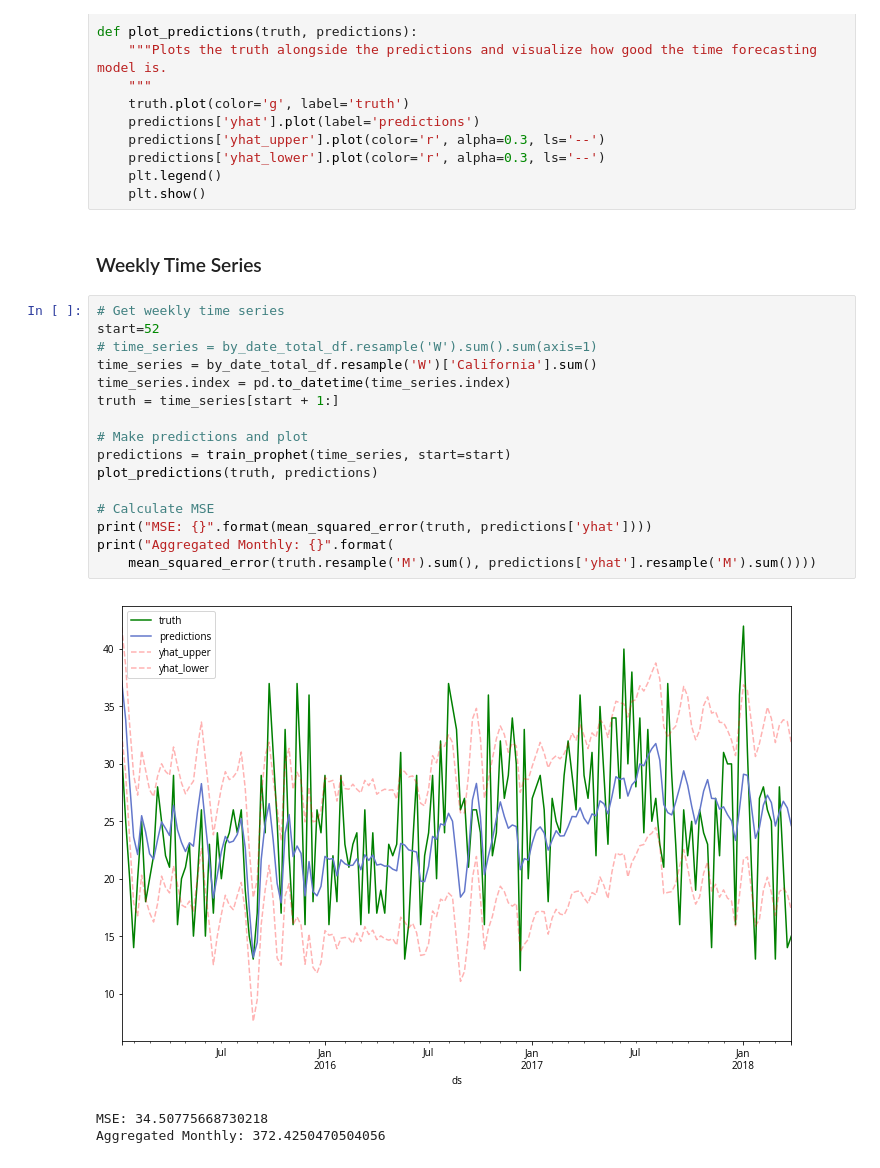
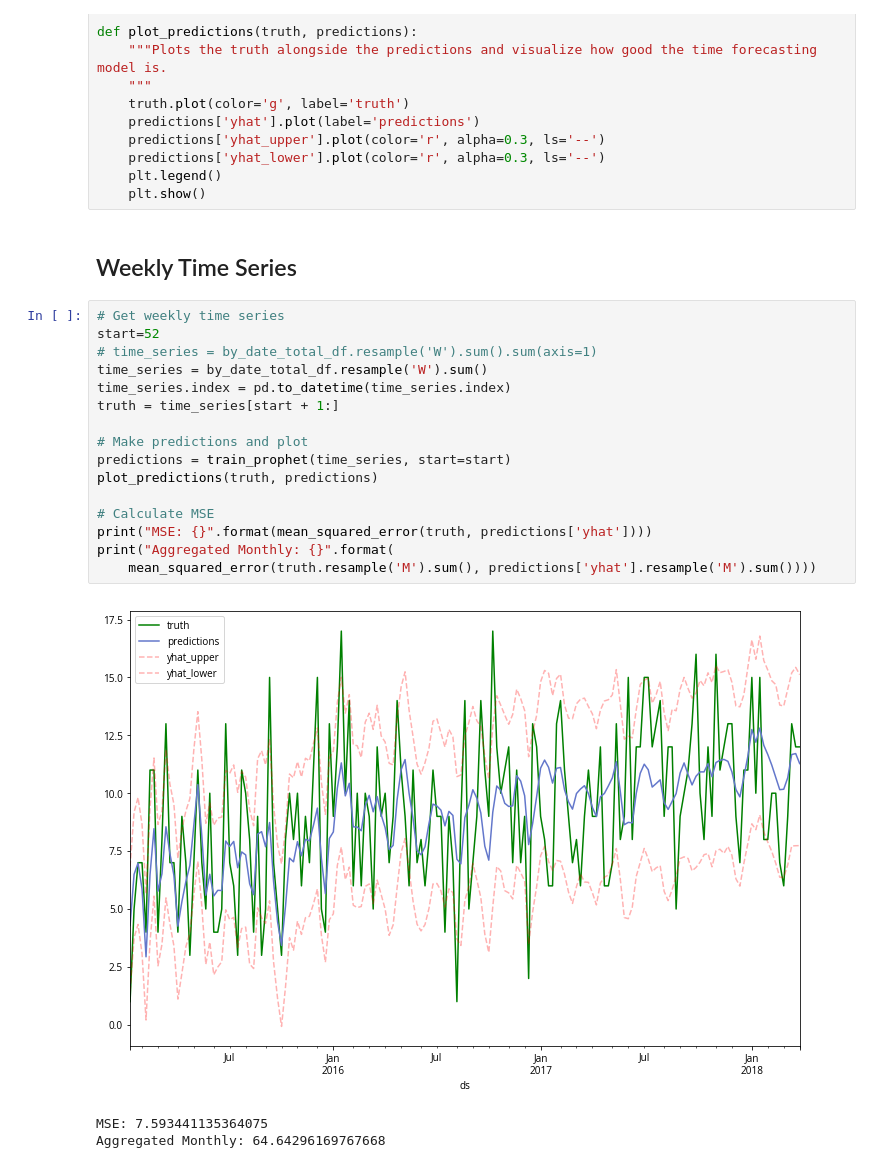
Before and after one commit to jonathanshuai/springboard-capstone1, a Jupyter notebook: time-series.ipynb, the cells around one changed output. Cells and saved outputs as stored; diff of their text form.

```diff
--- a/time-series.ipynb
+++ b/time-series.ipynb
@@ -69,27 +74,27 @@ def plot_predictions(truth, predictions):
     plt.legend()
     plt.show()
 # %% [markdown]
-### Weekly Time Series
+## Weekly Time Series
 # %%
 # Get weekly time series
 start=52
 # time_series = by_date_total_df.resample('W').sum().sum(axis=1)
-time_series = by_date_total_df.resample('W')['California'].sum()
+time_series = by_date_total_df.resample('W').sum()
 time_series.index = pd.to_datetime(time_series.index)
 truth = time_series[start + 1:]
 
 # Make predictions and plot
 predictions = train_prophet(time_series, start=start)
 plot_predictions(truth, predictions)
 
 # Calculate MSE
 print("MSE: {}".format(mean_squared_error(truth, predictions['yhat'])))
 print("Aggregated Monthly: {}".format(
     mean_squared_error(truth.resample('M').sum(), predictions['yhat'].resample('M').sum())))
 # %% [output]
-[figure, old version]
+[figure, new version]
-MSE: 34.50775668730218
-Aggregated Monthly: 372.4250470504056
+MSE: 7.593441135364075
+Aggregated Monthly: 64.64296169767668
 # %%
 resampled_truth = truth.resample('M').sum()
 resampled_preds = predictions.resample('M').sum()
```
Also changed, not shown: parts of 9 cells of this notebook, 7 other files.
